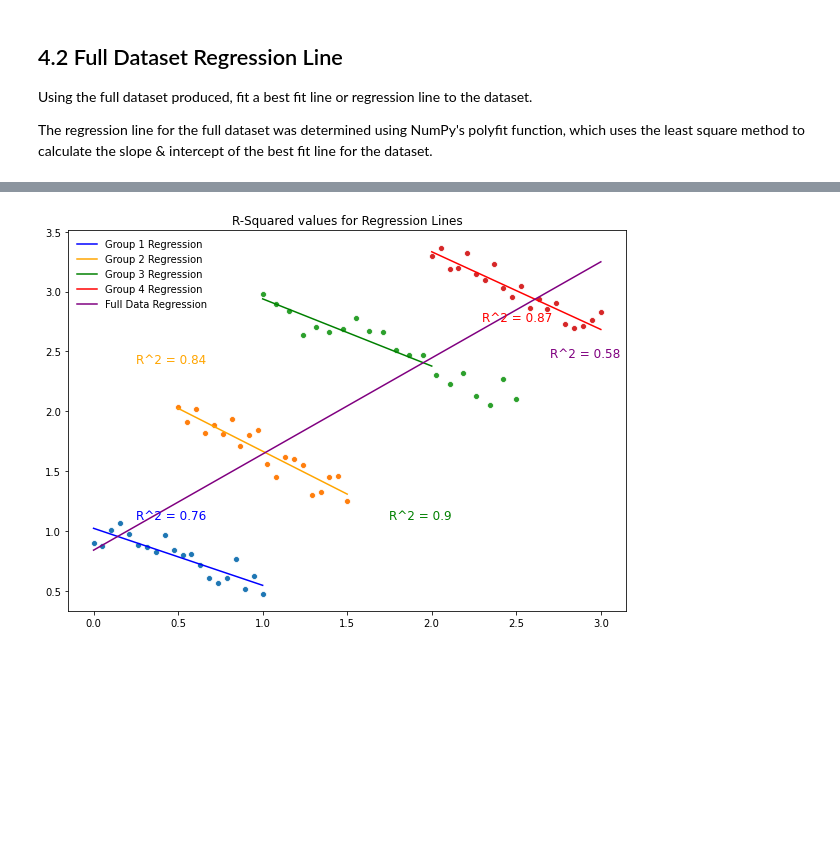
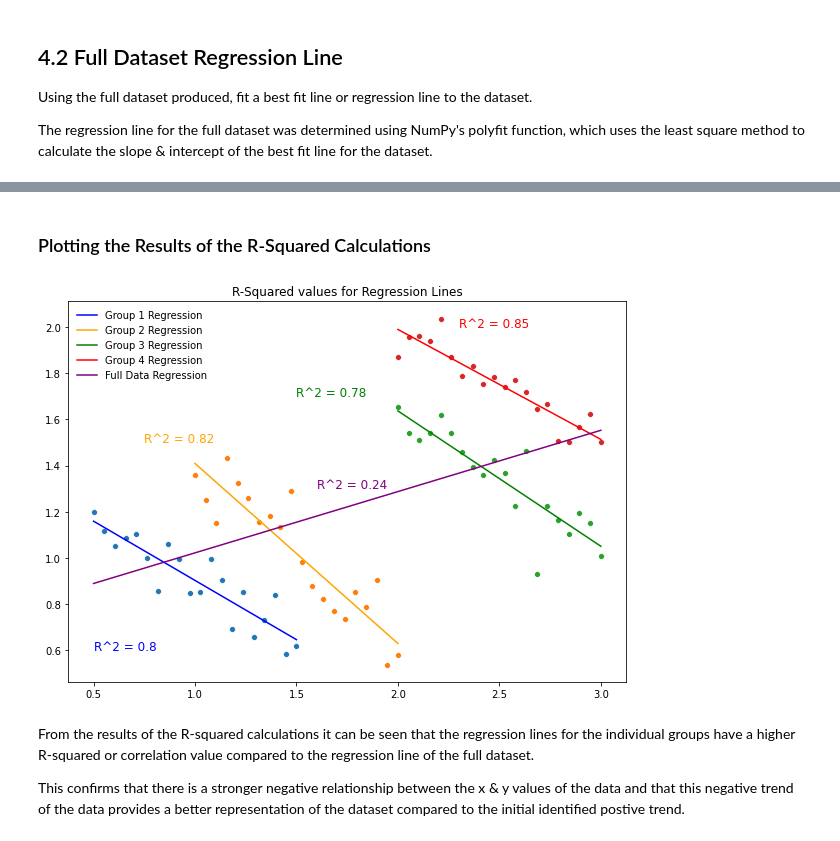
Before and after one commit to PaulSweeney89/FDA-Tasks, a Jupyter notebook: Tasks Jupyter.ipynb, the cells around one changed output, grey strips where cells are left out. Drawn from its saved outputs; the diff is of its cells as text; code cells hidden in the pictures; blank space fills up the shorter version.

```diff
--- a/Tasks Jupyter.ipynb
+++ b/Tasks Jupyter.ipynb
@@ -699,9 +699,9 @@ y2 = y2 + noise
 # Group 3 Data  - (x3, y3)
 
 # a & b values for calculating y, y = ax + b
-a, b = -0.5, 3.5
+a, b = -0.6, 3
 
-x3 = np.linspace(1, 2.5, 20)
+x3 = np.linspace(2, 3, 20)
 
 # add random noise to data to make it appear less linear.
 noise = np.random.normal(-0.1, 0.1, x3.shape)
@@ -712,7 +712,7 @@ y3 = y3 + noise
 # Group 4 Data - (x4, y4)
 
 # a & b values for calculating y, y = ax + b
-a, b = -0.75, 5
+a, b = -0.5, 3.1
 
 x4 = np.linspace(2, 3, 20)
 
@@ -751,6 +751,6 @@ y =  0.8 x +  0.84
 # %%
 # Generate some coorindates for plotting the regression line
-x_new = np.linspace(0, 3, 3)
+x_new = np.linspace(0.5, 3, 2)
 y_new = slope * x_new + intercept
 # %% [markdown]
 ## 4.3 Full Dataset Plot & Regression Line
@@ -839,14 +844,14 @@ y =  -0.65 x +  4.63
 # %%
 # Generate coorindates for plotting the regression lines
 
-x_new_1 = np.linspace(0, 1, 3)
+x_new_1 = np.linspace(0.5, 1.5, 2)
 y_new_1 = slope_1 * x_new_1 + intercept_1
 
-x_new_2 = np.linspace(0.5, 1.5, 3)
+x_new_2 = np.linspace(1, 2, 2)
 y_new_2 = slope_2 * x_new_2 + intercept_2
 
-x_new_3 = np.linspace(1, 2, 3)
+x_new_3 = np.linspace(2, 3, 2)
 y_new_3 = slope_3 * x_new_3 + intercept_3
 
-x_new_4 = np.linspace(2, 3, 3)
+x_new_4 = np.linspace(2, 3, 2)
 y_new_4 = slope_4 * x_new_4 + intercept_4
@@ -951,31 +966,37 @@ Coefficient of Determination R^2 =  0.8726074619456179
+# %% [markdown]
+### Plotting the Results of the R-Squared Calculations
 # %%
 # scatterplot identifying 4 groups of data
 sns.scatterplot(x1, y1)
 sns.scatterplot(x2, y2)
 sns.scatterplot(x3, y3)
 sns.scatterplot(x4, y4)
 
 # plot regression lines
 sns.lineplot(x_new_1, y_new_1, color='blue')
 sns.lineplot(x_new_2, y_new_2, color='orange')
 sns.lineplot(x_new_3, y_new_3, color='green')
 sns.lineplot(x_new_4, y_new_4, color='red')
 sns.lineplot(x_new, y_new, color='purple')
 
 # include legend of grouped data
 plt.legend(["Group 1 Regression", "Group 2 Regression",
             "Group 3 Regression", "Group 4 Regression",
             "Full Data Regression"
            ], frameon=False, loc="upper left")
 
 # apply text with R^2 values to plot
-plt.text(0.25, 1.1, "R^2 = {}".format(round(r_sq_1, 2)), color='blue', size=12)
-plt.text(0.25, 2.4, "R^2 = {}".format(round(r_sq_2, 2)), color='orange', size=12)
-plt.text(1.75, 1.1, "R^2 = {}".format(round(r_sq_3, 2)), color='green', size=12)
-plt.text(2.3, 2.75, "R^2 = {}".format(round(r_sq_4, 2)), color='red', size=12)
-plt.text(2.7, 2.45, "R^2 = {}".format(round(r_sq_full, 2)), color='purple', size=12)
+plt.text(0.5, 0.6, "R^2 = {}".format(round(r_sq_1, 2)), color='blue', size=12)
+plt.text(0.75, 1.5, "R^2 = {}".format(round(r_sq_2, 2)), color='orange', size=12)
+plt.text(1.5, 1.7, "R^2 = {}".format(round(r_sq_3, 2)), color='green', size=12)
+plt.text(2.3, 2.0, "R^2 = {}".format(round(r_sq_4, 2)), color='red', size=12)
+plt.text(1.6, 1.3, "R^2 = {}".format(round(r_sq_full, 2)), color='purple', size=12)
 
 plt.title("R-Squared values for Regression Lines")
 plt.show()
 # %% [output]
-[figure, old version]
+[figure, new version]
+# %% [markdown]
+From the results of the R-squared calculations it can be seen that the regression lines for the individual groups have a higher R-squared or correlation value compared to the regression line of the full dataset.
+
+This confirms that there is a stronger negative relationship between the x & y values of the data and that this negative trend of the data provides a better representation of the dataset compared to the initial identified postive trend.
```
Also changed, not shown: parts of 33 cells of this notebook.
